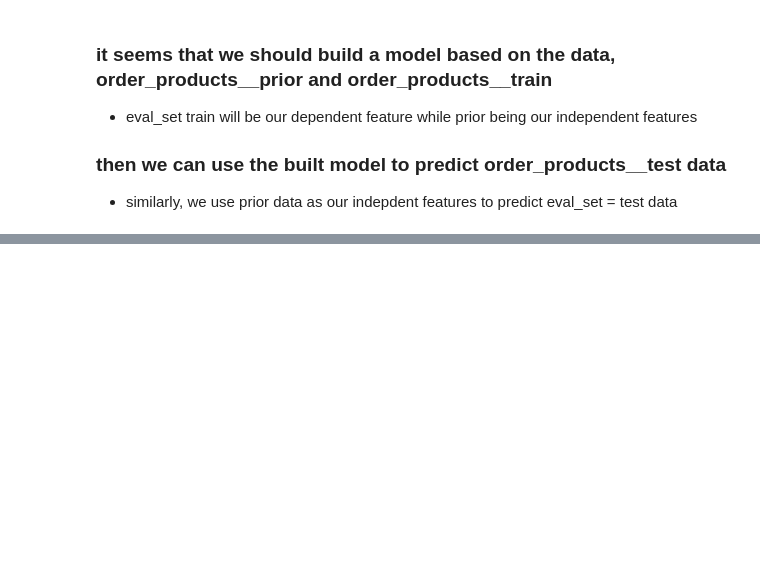
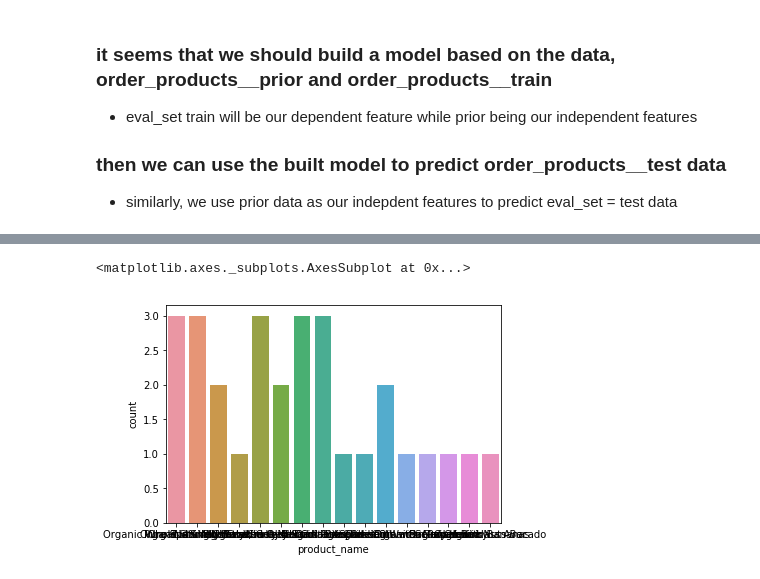
Before and after one commit to rokmarine1101/Instacart_project, a Jupyter notebook: 2017.11.29 Data approaching, combining & explanation.ipynb, the cells around one changed output, grey strips where cells are left out. Saved outputs shown, nothing was run; the diff lists cells and outputs as text; code cells hidden in the pictures; blank space fills up the shorter version.

```diff
--- a/2017.11.29 Data approaching, combining & explanation.ipynb
+++ b/2017.11.29 Data approaching, combining & explanation.ipynb
@@ -170,0 +325,5 @@ merged_data2.sort_values('order_id')
+# %%
+sns.countplot(user_112108.product_name)
+# %% [output]
+<matplotlib.axes._subplots.AxesSubplot at 0x...>
+[figure, added]
```
Also changed, not shown: parts of 28 cells of this notebook, 1 other file.
